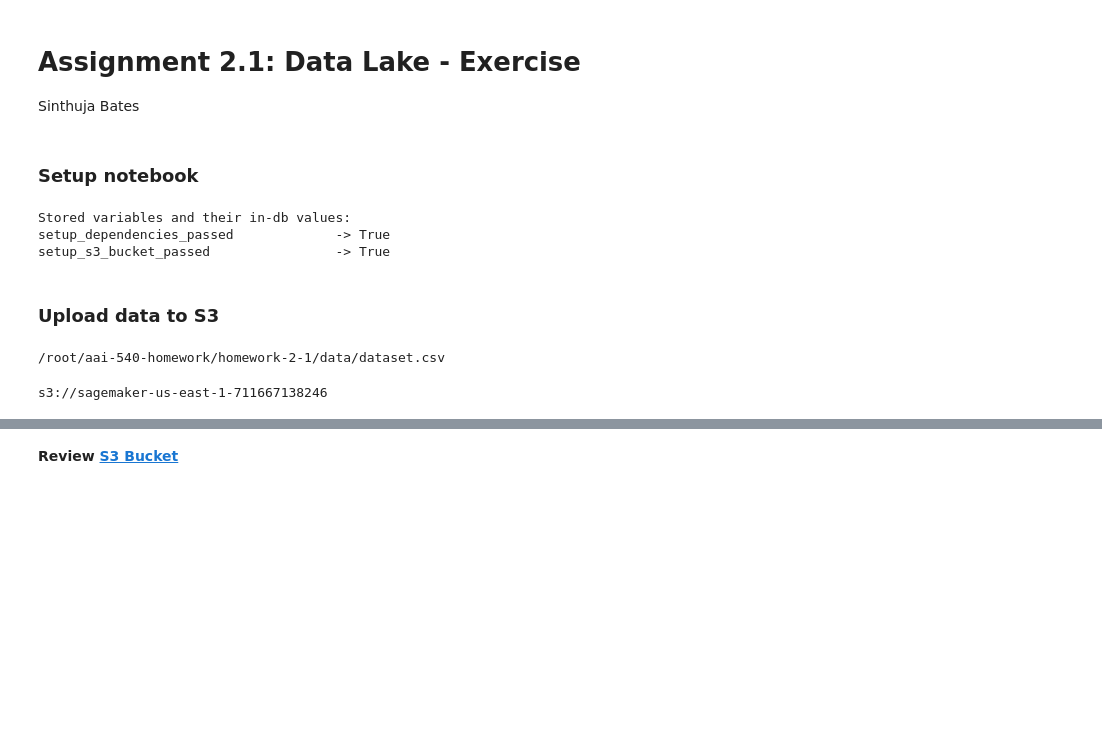
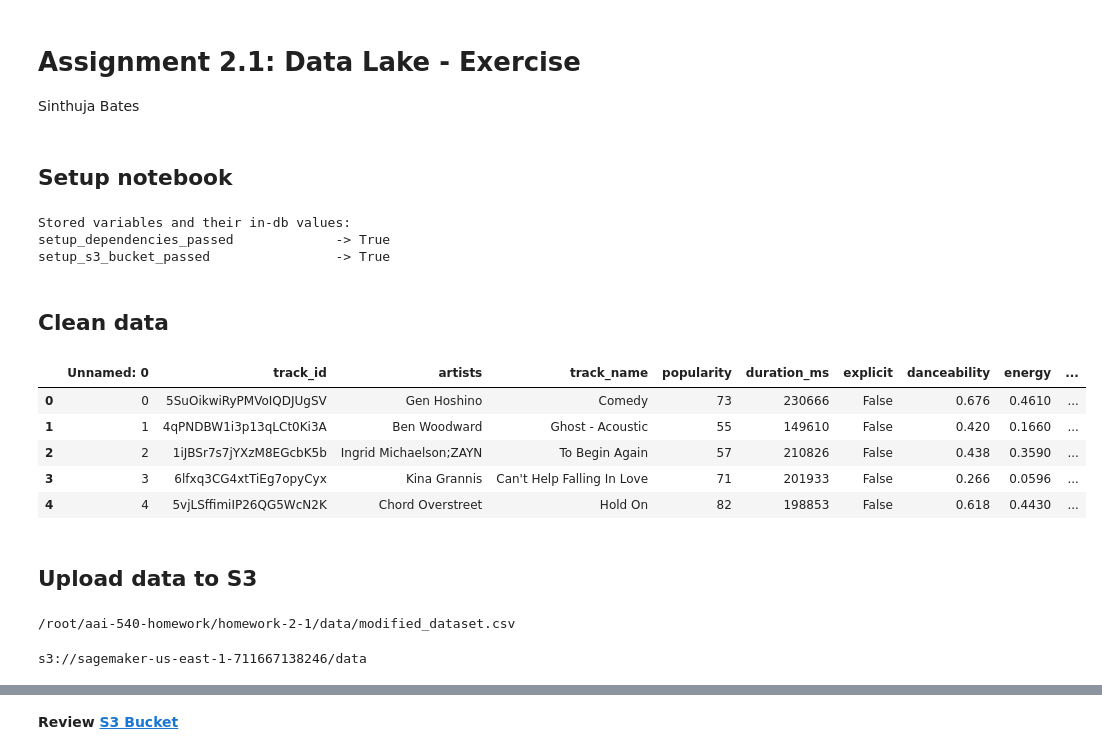
Before and after one commit to snagalingam/aai-540-hw, a Jupyter notebook: homework-2-1/homework-2-1.ipynb, the cells around one changed output, grey strips where cells are left out. Drawn from its saved outputs; the diff is of its cells as text; code cells hidden in the pictures; blank space fills up the shorter version.

```diff
--- a/homework-2-1/homework-2-1.ipynb
+++ b/homework-2-1/homework-2-1.ipynb
@@ -2,7 +2,7 @@
 # Assignment 2.1: Data Lake - Exercise
 Sinthuja Bates
 # %% [markdown]
-### Setup notebook
+## Setup notebook
 # %%
 # import libraries
 import boto3
@@ -28,21 +28,47 @@ region = boto3.Session().region_name
 account_id = boto3.client("sts").get_caller_identity().get("Account")
 
 sm = boto3.Session().client(service_name="sagemaker", region_name=region)
+# %% [markdown]
+## Clean data
+# %%
+# get path to local dataset
+current_directory = os.getcwd()
+local_path = os.path.join(current_directory, 'data', 'dataset.csv')
+
+# read the data
+df = pd.read_csv(local_path)
+
+# Drop the 'album name' column
+df = df.drop(columns=['album_name'])
+
+# Export the modified DataFrame to a new CSV file
+output_file_path = os.path.join(current_directory, 'data', 'modified_dataset.csv')
+df.to_csv(output_file_path, index=False)
+
+# Display the first few rows of the modified DataFrame
+df.head()
+# %% [output]
+|  | Unnamed: 0 | track_id | artists | track_name | popularity | duration_ms | explicit | danceability | energy | ... |
+| 0 | 0 | 5SuOikwiRyPMVoIQDJUgSV | Gen Hoshino | Comedy | 73 | 230666 | False | 0.676 | 0.4610 | ... |
+| 1 | 1 | 4qPNDBW1i3p13qLCt0Ki3A | Ben Woodward | Ghost - Acoustic | 55 | 149610 | False | 0.420 | 0.1660 | ... |
+| 2 | 2 | 1iJBSr7s7jYXzM8EGcbK5b | Ingrid Michaelson;ZAYN | To Begin Again | 57 | 210826 | False | 0.438 | 0.3590 | ... |
+| 3 | 3 | 6lfxq3CG4xtTiEg7opyCyx | Kina Grannis | Can't Help Falling In Love | 71 | 201933 | False | 0.266 | 0.0596 | ... |
+| 4 | 4 | 5vjLSffimiIP26QG5WcN2K | Chord Overstreet | Hold On | 82 | 198853 | False | 0.618 | 0.4430 | ... |
 # %% [markdown]
-### Upload data to S3
+## Upload data to S3
 # %%
 # save path to local datset
 current_directory = os.getcwd()
-local_path = os.path.join(current_directory, 'data', 'dataset.csv')
+local_path = os.path.join(current_directory, 'data', 'modified_dataset.csv')
 print(local_path)
 # %% [output]
-/root/aai-540-homework/homework-2-1/data/dataset.csv
+/root/aai-540-homework/homework-2-1/data/modified_dataset.csv
 # %%
 # save path to S3 bucket
-s3_path = "s3://{}".format(bucket)
+s3_path = "s3://{}/data".format(bucket)
 print(s3_path)
 # %% [output]
-s3://sagemaker-us-east-1-711667138246
+s3://sagemaker-us-east-1-711667138246/data
 # %%
 # copy data from local to s3
 !aws s3 cp "$local_path" $s3_path/
```
Also changed, not shown: parts of 17 cells of this notebook, 1 other file.
